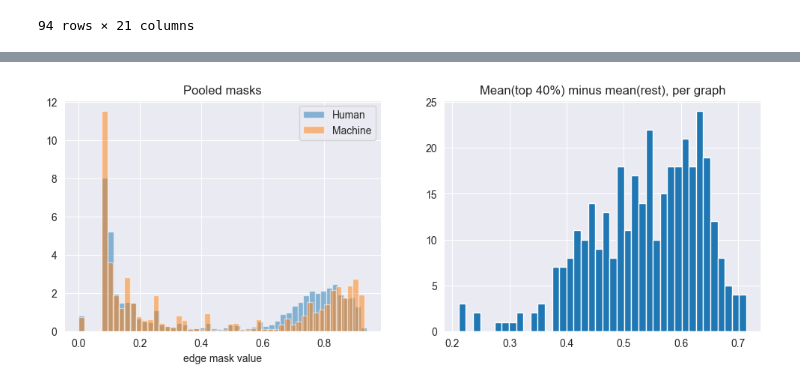
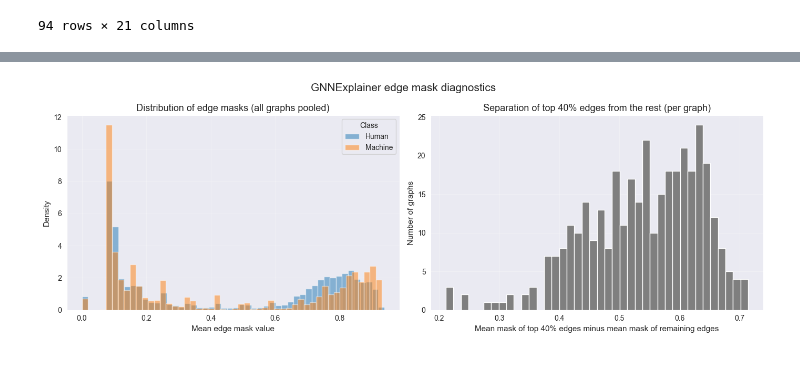
Before and after one commit to Okkers/slop_or_not, a Jupyter notebook: analysis/motif_analysis_train_50w_0.4.ipynb, the cells around one changed output, grey strips where cells are left out. Drawn from its saved outputs; the diff is of its cells as text; code cells hidden in the pictures.

```diff
--- a/analysis/motif_analysis_train_50w_0.4.ipynb
+++ b/analysis/motif_analysis_train_50w_0.4.ipynb
@@ -486,23 +606,41 @@ top
 # %%
 import numpy as np
 import matplotlib.pyplot as plt
+import torch
 
-# 1. pooled distribution, per class
-fig, ax = plt.subplots(1, 2, figsize=(12, 4))
+colors = {"Human": "tab:blue", "Machine": "tab:orange"}
+f = 0.4  # fraction of top edges
+
+fig, ax = plt.subplots(1, 2, figsize=(14, 5))
+
+# 1. Pooled distribution of edge masks, per class
 for cls, name in [(0, "Human"), (1, "Machine")]:
     m = torch.cat([r["edge_mask"] for r in results if r["label"] == cls]).numpy()
-    ax[0].hist(m, bins=50, alpha=0.5, label=name, density=True)
-ax[0].set_xlabel("edge mask value"); ax[0].legend(); ax[0].set_title("Pooled masks")
+    ax[0].hist(m, bins=50, alpha=0.5, label=name, density=True, color=colors[name])
 
-# 2. per-graph: how far above the graph's own median is the top-f% cutoff?
-f = 0.4
+ax[0].set_title("Distribution of edge masks (all graphs pooled)", fontsize=13)
+ax[0].set_xlabel("Mean edge mask value", fontsize=11)
+ax[0].set_ylabel("Density", fontsize=11)
+ax[0].legend(title="Class")
+ax[0].grid(alpha=0.3)
+
+# 2. Per-graph separation between top-f% edges and the rest
 gaps = []
 for r in results:
     m = np.sort(r["edge_mask"].numpy())[::-1]
     k = max(1, int(np.ceil(f * len(m))))
     gaps.append(m[:k].mean() - m[k:].mean() if k < len(m) else np.nan)
-ax[1].hist(np.array(gaps)[~np.isnan(gaps)], bins=40)
-ax[1].set_title(f"Mean(top {f:.0%}) minus mean(rest), per graph")
+gaps = np.array(gaps)
+gaps = gaps[~np.isnan(gaps)]
+
+ax[1].hist(gaps, bins=40, color="tab:gray", edgecolor="white")
+ax[1].set_title(f"Separation of top {f:.0%} edges from the rest (per graph)", fontsize=13)
+ax[1].set_xlabel(f"Mean mask of top {f:.0%} edges minus mean mask of remaining edges", fontsize=11)
+ax[1].set_ylabel("Number of graphs", fontsize=11)
+ax[1].grid(alpha=0.3)
+
+fig.suptitle("GNNExplainer edge mask diagnostics", fontsize=15)
+plt.tight_layout()
 plt.show()
 # %% [output]
-[figure, old version]
+[figure, new version]
```
Also changed, not shown: parts of 3 cells of this notebook.
